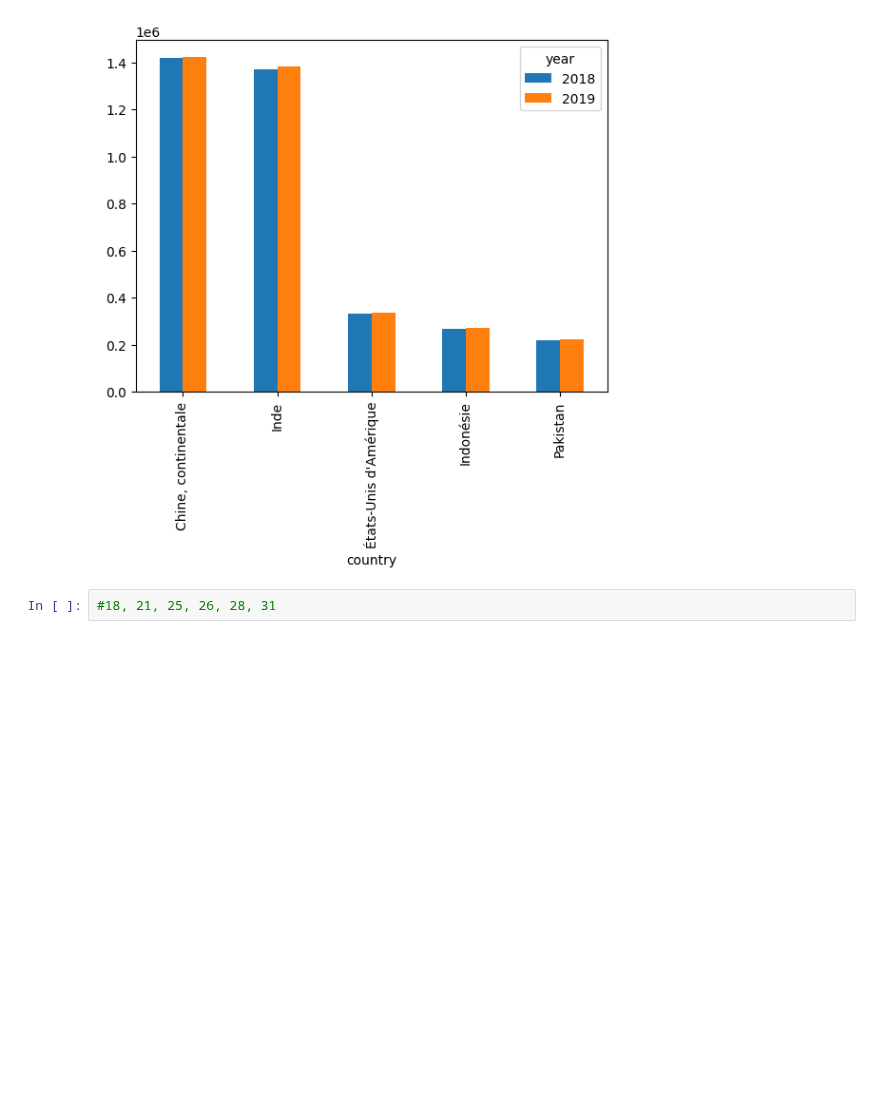
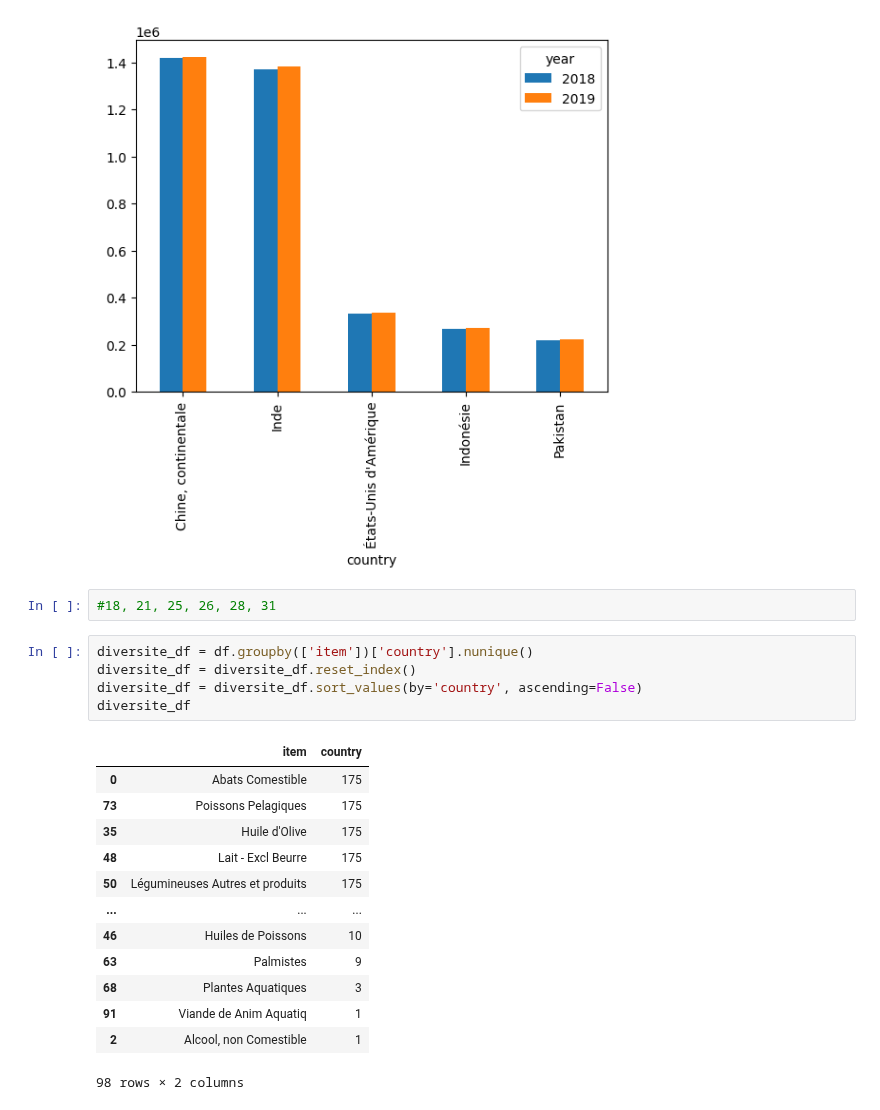
Before and after one commit to Melobgn/Brief-pandas-SEM, a Jupyter notebook: dataframes.ipynb, the cells around one changed output. Cells and saved outputs as stored; diff of their text form; blank space fills up the shorter version.

```diff
--- a/dataframes.ipynb
+++ b/dataframes.ipynb
@@ -433,3 +440,22 @@ piv.plot(kind='bar', x="country")
 [figure]
 # %%
 #18, 21, 25, 26, 28, 31
+# %%
+diversite_df = df.groupby(['item'])['country'].nunique()
+diversite_df = diversite_df.reset_index()
+diversite_df = diversite_df.sort_values(by='country', ascending=False)
+diversite_df
+# %% [output]
+|  | item | country |
+| 0 | Abats Comestible | 175 |
+| 73 | Poissons Pelagiques | 175 |
+| 35 | Huile d'Olive | 175 |
+| 48 | Lait - Excl Beurre | 175 |
+| 50 | Légumineuses Autres et produits | 175 |
+| ... | ... | ... |
+| 46 | Huiles de Poissons | 10 |
+| 63 | Palmistes | 9 |
+| 68 | Plantes Aquatiques | 3 |
+| 91 | Viande de Anim Aquatiq | 1 |
+| 2 | Alcool, non Comestible | 1 |
+98 rows × 2 columns
```
Also changed, not shown: parts of 2 cells of this notebook, 2 other files.
